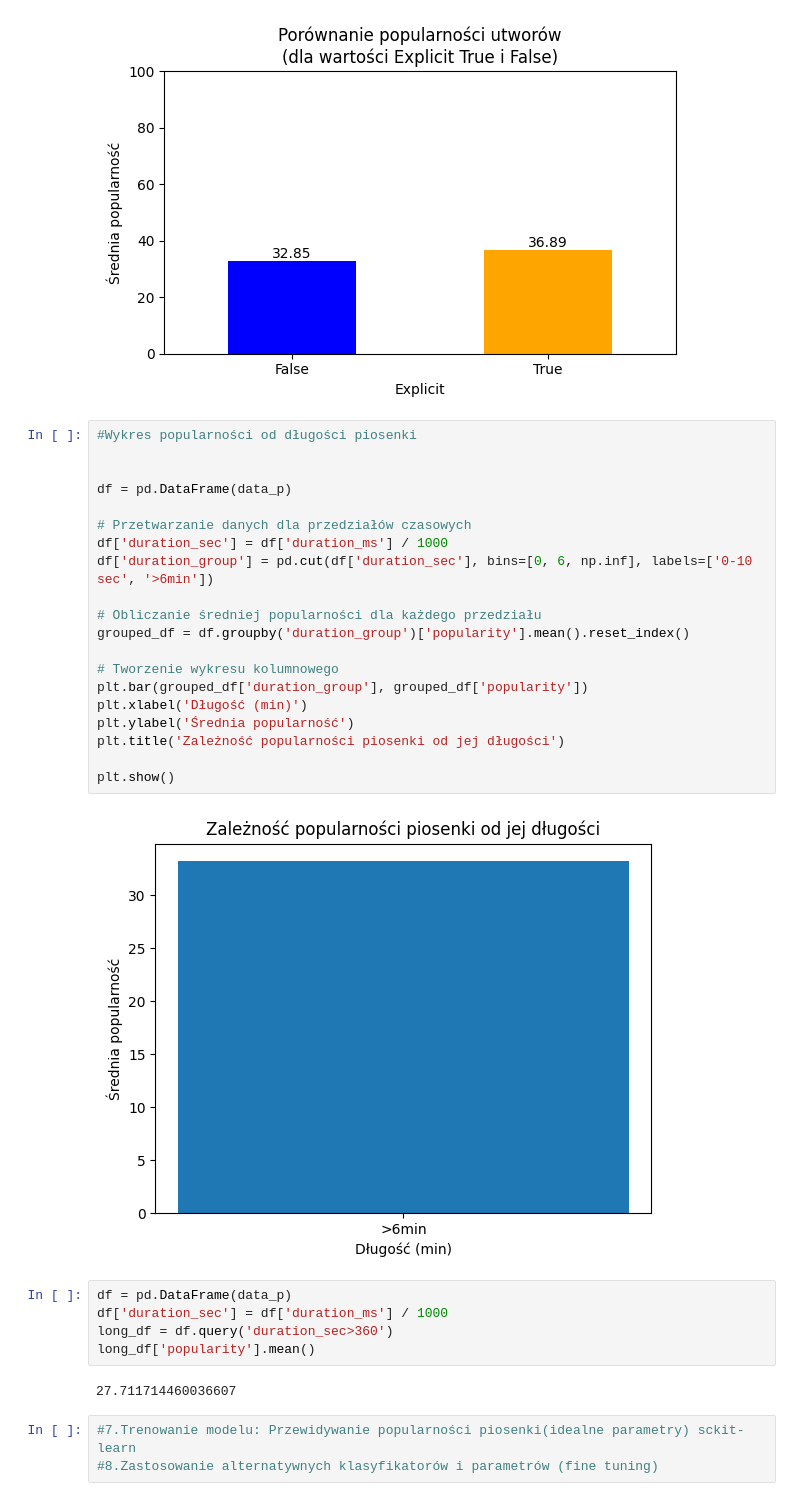
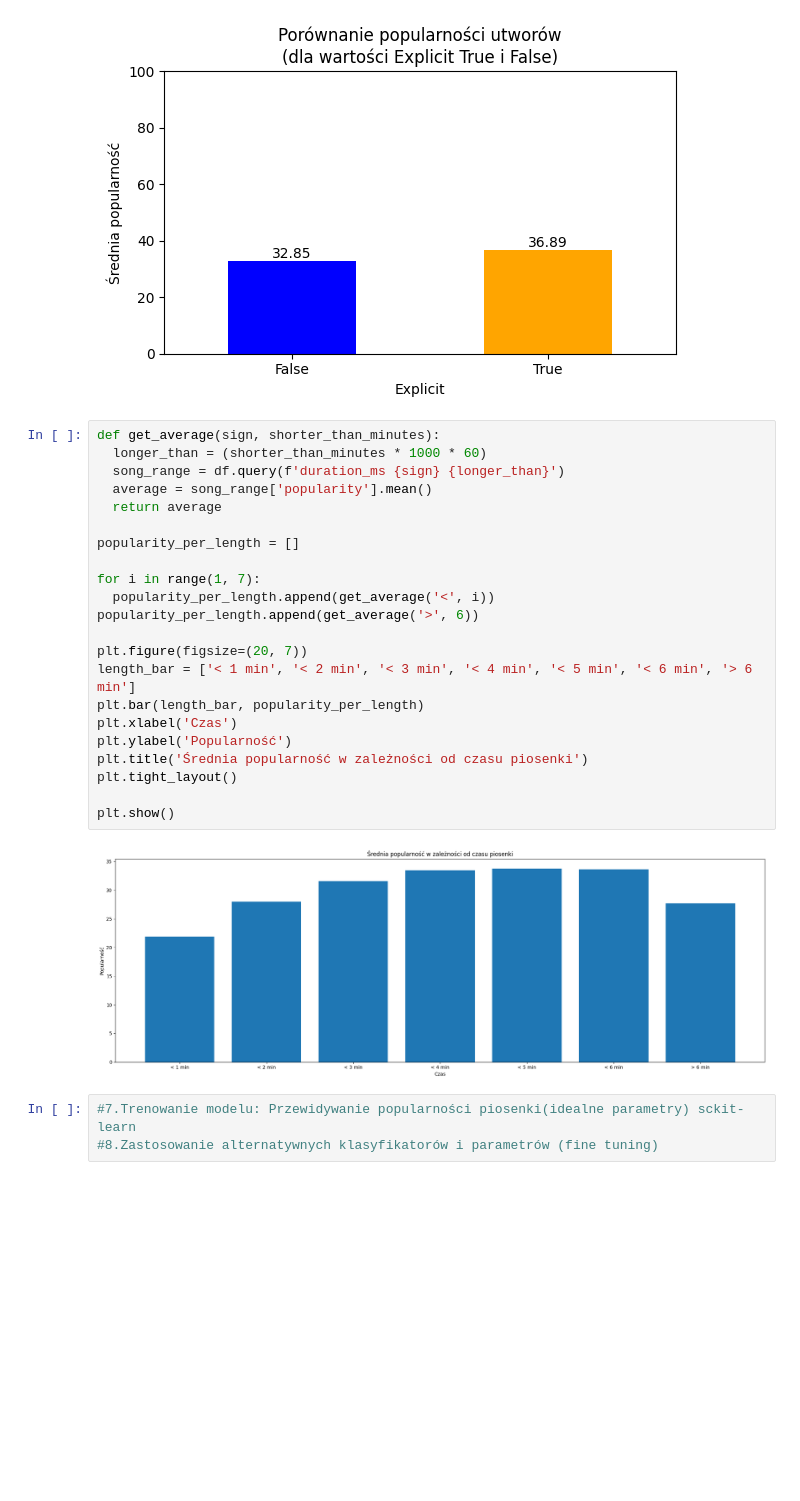
Before and after one commit to MarekPrzydanek/PythonProjekt, a Jupyter notebook: src/main.ipynb, the cells around one changed output. Saved outputs shown, nothing was run; the diff lists cells and outputs as text; blank space fills up the shorter version.

Commit message:
srednia popularnosc w zaleznosci od czasu piosenki

```diff
--- a/src/main.ipynb
+++ b/src/main.ipynb
@@ -129,35 +148,30 @@ for i, value in enumerate(explicit_popularity):
 plt.show()
 # %% [output]
 [figure]
-# %%
-#Wykres popularności od długości piosenki
-
-
-df = pd.DataFrame(data_p)
-
-# Przetwarzanie danych dla przedziałów czasowych
-df['duration_sec'] = df['duration_ms'] / 1000
-df['duration_group'] = pd.cut(df['duration_sec'], bins=[0, 6, np.inf], labels=['0-10 sec', '>6min'])
-
-# Obliczanie średniej popularności dla każdego przedziału
-grouped_df = df.groupby('duration_group')['popularity'].mean().reset_index()
-
-# Tworzenie wykresu kolumnowego
-plt.bar(grouped_df['duration_group'], grouped_df['popularity'])
-plt.xlabel('Długość (min)')
-plt.ylabel('Średnia popularność')
-plt.title('Zależność popularności piosenki od jej długości')
-
-plt.show()
-# %% [output]
-[figure, removed]
-# %%
-df = pd.DataFrame(data_p)
-df['duration_sec'] = df['duration_ms'] / 1000
-long_df = df.query('duration_sec>360')
-long_df['popularity'].mean()
-# %% [output]
-27.711714460036607
+# %%
+def get_average(sign, shorter_than_minutes):
+  longer_than = (shorter_than_minutes * 1000 * 60)
+  song_range = df.query(f'duration_ms {sign} {longer_than}')
+  average = song_range['popularity'].mean()
+  return average
+
+popularity_per_length = []
+
+for i in range(1, 7):
+  popularity_per_length.append(get_average('<', i))
+popularity_per_length.append(get_average('>', 6))
+
+plt.figure(figsize=(20, 7))
+length_bar = ['< 1 min', '< 2 min', '< 3 min', '< 4 min', '< 5 min', '< 6 min', '> 6 min']
+plt.bar(length_bar, popularity_per_length)
+plt.xlabel('Czas')
+plt.ylabel('Popularność')
+plt.title('Średnia popularność w zależności od czasu piosenki')
+plt.tight_layout()
+
+plt.show()
+# %% [output]
+[figure, added]
 # %%
 #7.Trenowanie modelu: Przewidywanie popularności piosenki(idealne parametry) sckit-learn
 #8.Zastosowanie alternatywnych klasyfikatorów i parametrów (fine tuning)
```
Also changed, not shown: parts of 5 cells of this notebook, 1 other file.
